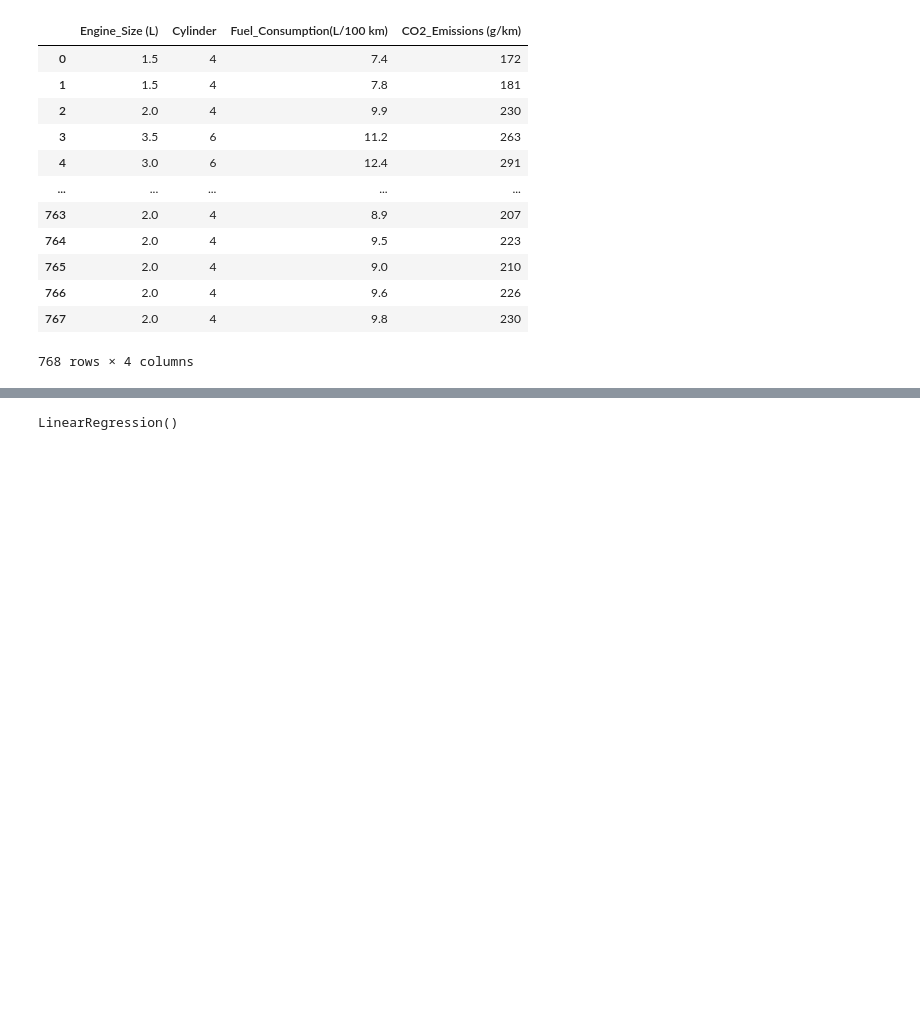
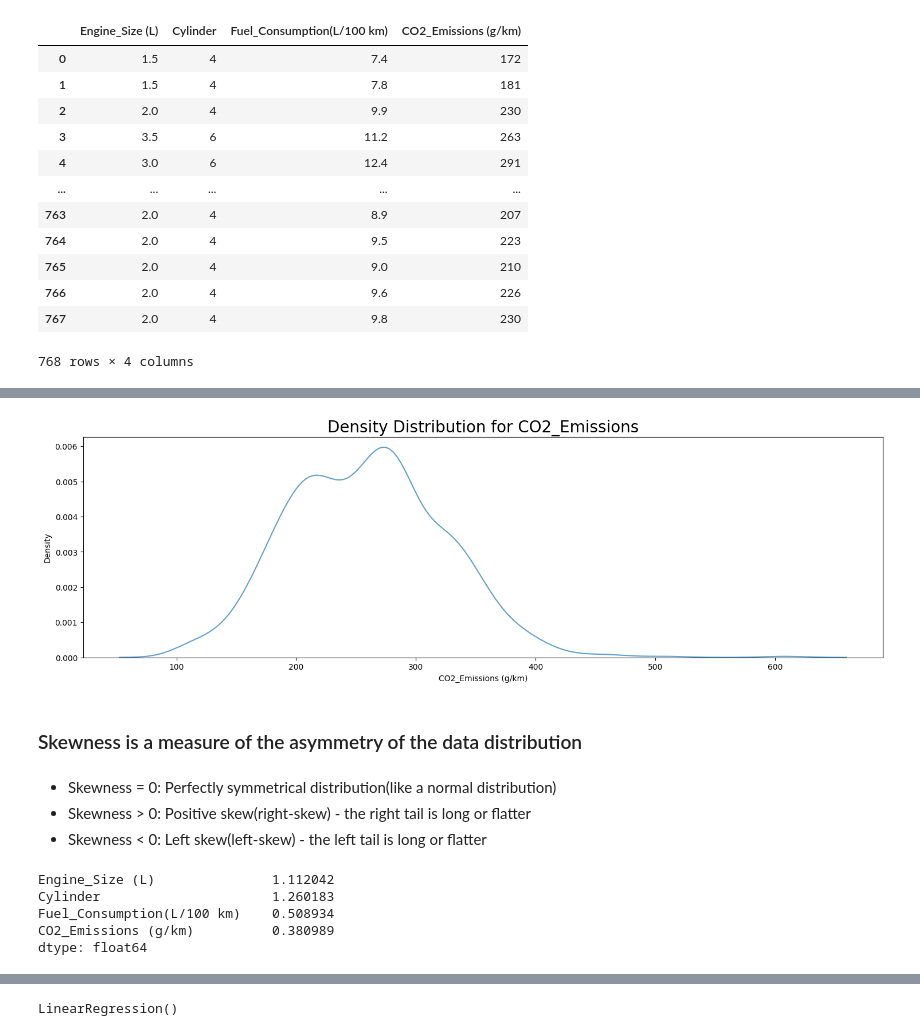
Before and after one commit to Tiga257/Azubi_2, a Jupyter notebook: Week2_ML.ipynb, the cells around one changed output, grey strips where cells are left out. Saved outputs shown, nothing was run; the diff lists cells and outputs as text; code cells hidden in the pictures; blank space fills up the shorter version.

```diff
--- a/Week2_ML.ipynb
+++ b/Week2_ML.ipynb
@@ -85,0 +131,24 @@ selected_columns
+# %%
+# Density Distribution for CO2_Emissions)
+
+plt.figure(figsize=(18,5))
+sns.kdeplot(selected_columns['CO2_Emissions (g/km)'], alpha=0.7)
+plt.title('Density Distribution for CO2_Emissions', fontsize=20)
+plt.show()
+# %% [output]
+[figure, added]
+# %% [markdown]
+### Skewness is a measure of the asymmetry of the data distribution
+# %% [markdown]
+* Skewness = 0: Perfectly symmetrical distribution(like a normal distribution)
+* Skewness > 0: Positive skew(right-skew) - the right tail is long or flatter
+* Skewness < 0: Left skew(left-skew) - the left tail is long or flatter
+# %%
+# Checking  dataset for skewness
+selected_columns.skew()
+# %% [output]
+Engine_Size (L)               1.112042
+Cylinder                      1.260183
+Fuel_Consumption(L/100 km)    0.508934
+CO2_Emissions (g/km)          0.380989
+dtype: float64
```
Also changed, not shown: parts of 10 cells of this notebook.
